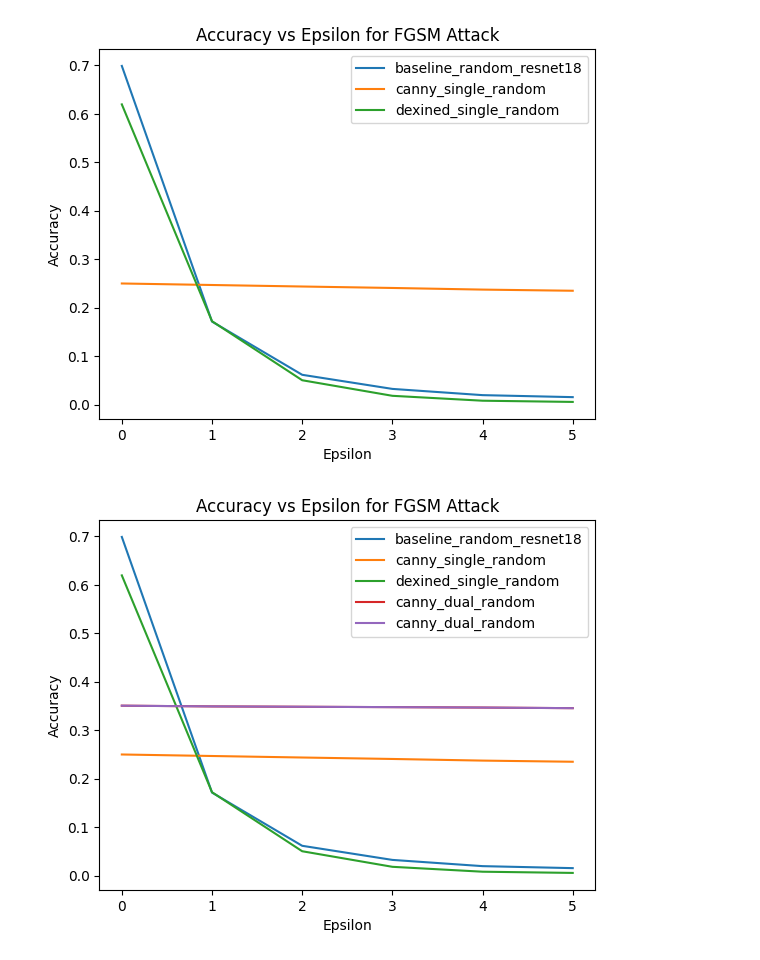
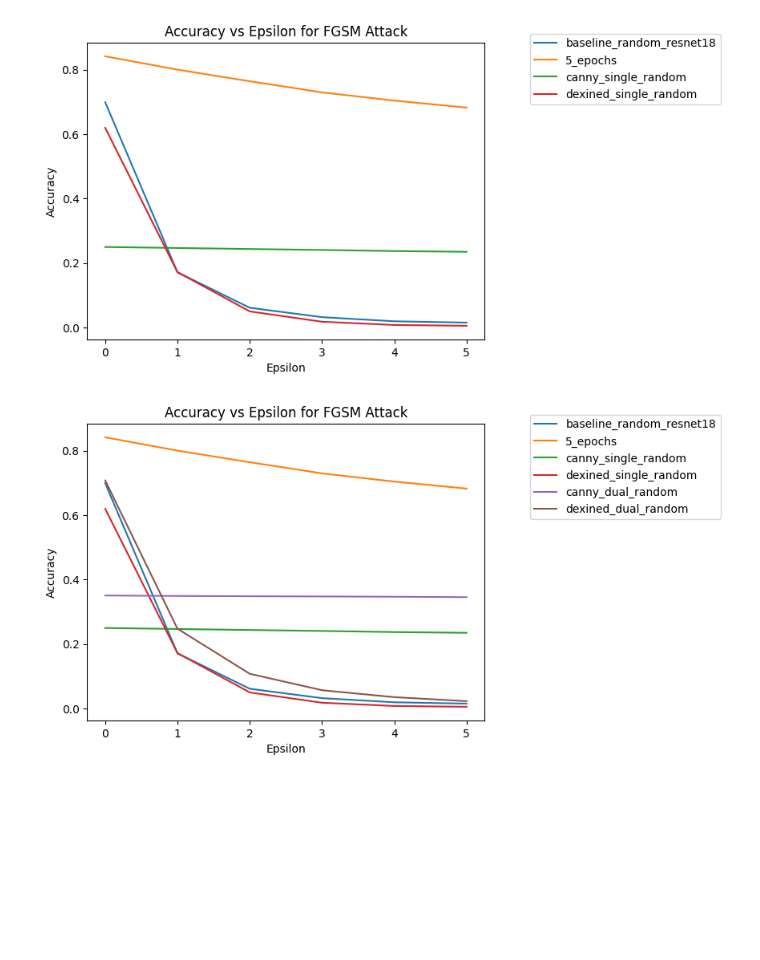
Before and after one commit to achen353/MorphCLR, a Jupyter notebook: adv_results/plot.ipynb, the cells around one changed output. Drawn from its saved outputs; the diff is of its cells as text; code cells hidden in the pictures; blank space fills up the shorter version.

Commit message:
Update adversarial result plots

```diff
--- a/adv_results/plot.ipynb
+++ b/adv_results/plot.ipynb
@@ -28,32 +28,34 @@ data
 # %%
 selected_data = data[[
     "baseline_random_resnet18",
+    "5_epochs",
     "canny_single_random",
-    "dexined_single_random"
+    "dexined_single_random",
 ]]
 
 selected_data.plot()
 plt.xlabel("Epsilon")
 plt.ylabel("Accuracy")
 plt.title("Accuracy vs Epsilon for FGSM Attack")
-plt.legend()
+plt.legend(bbox_to_anchor=(1.1, 1.05))
 plt.savefig("./plots/adv_standard.png", bbox_inches="tight")
 # %% [output]
-[figure, old version]
+[figure, new version]
 # %%
 selected_data = data[[
     "baseline_random_resnet18",
+    "5_epochs",
     "canny_single_random",
     "dexined_single_random",
     "canny_dual_random",
-    "canny_dual_random",
+    "dexined_dual_random",
 ]]
 
 selected_data.plot()
 plt.xlabel("Epsilon")
 plt.ylabel("Accuracy")
 plt.title("Accuracy vs Epsilon for FGSM Attack")
-plt.legend()
+plt.legend(bbox_to_anchor=(1.1, 1.05))
 plt.savefig("./plots/adv_ablation.png", bbox_inches="tight")
 # %% [output]
-[figure, old version]
+[figure, new version]
```
Also changed, not shown: parts of 1 cell of this notebook, 2 other files.
